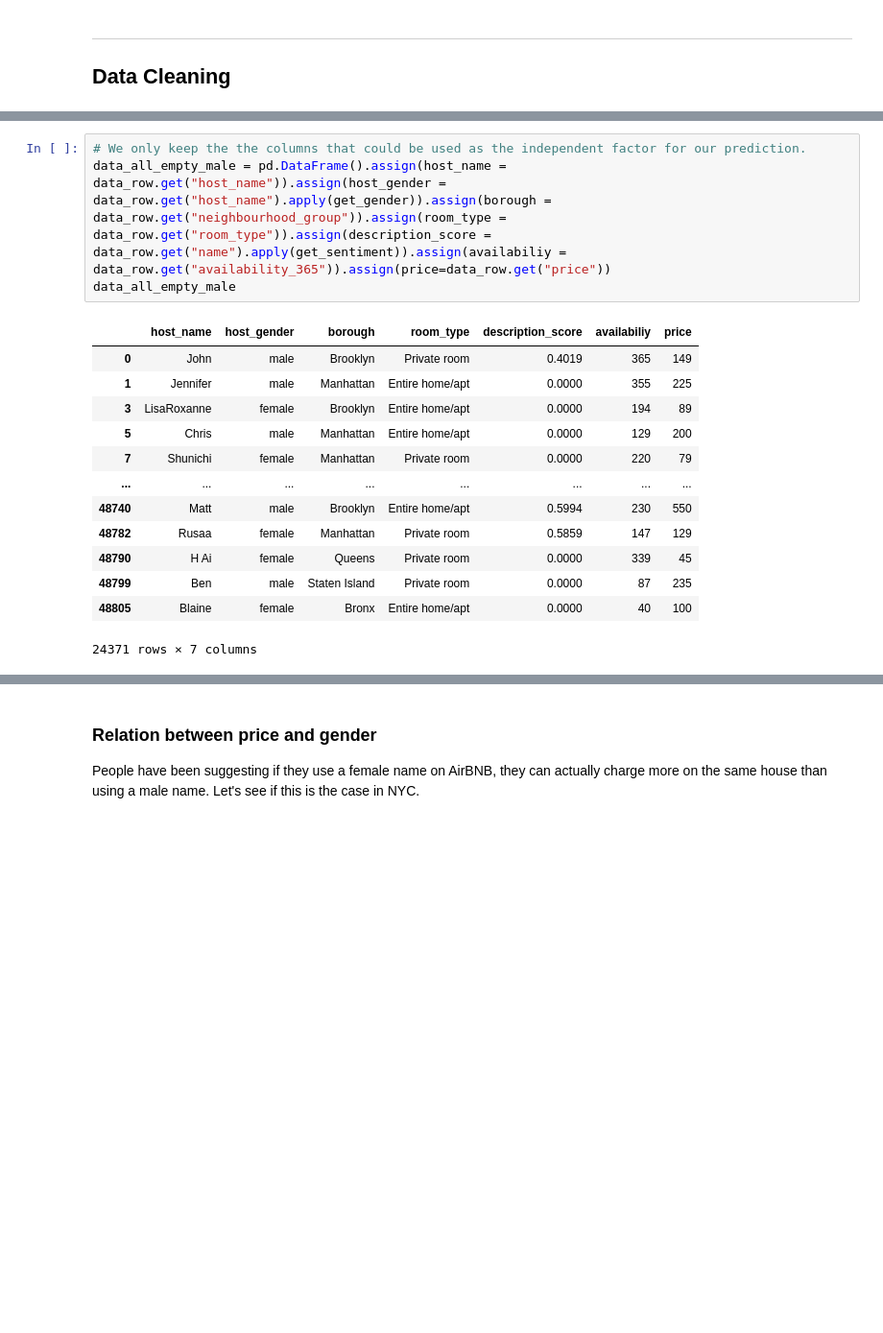
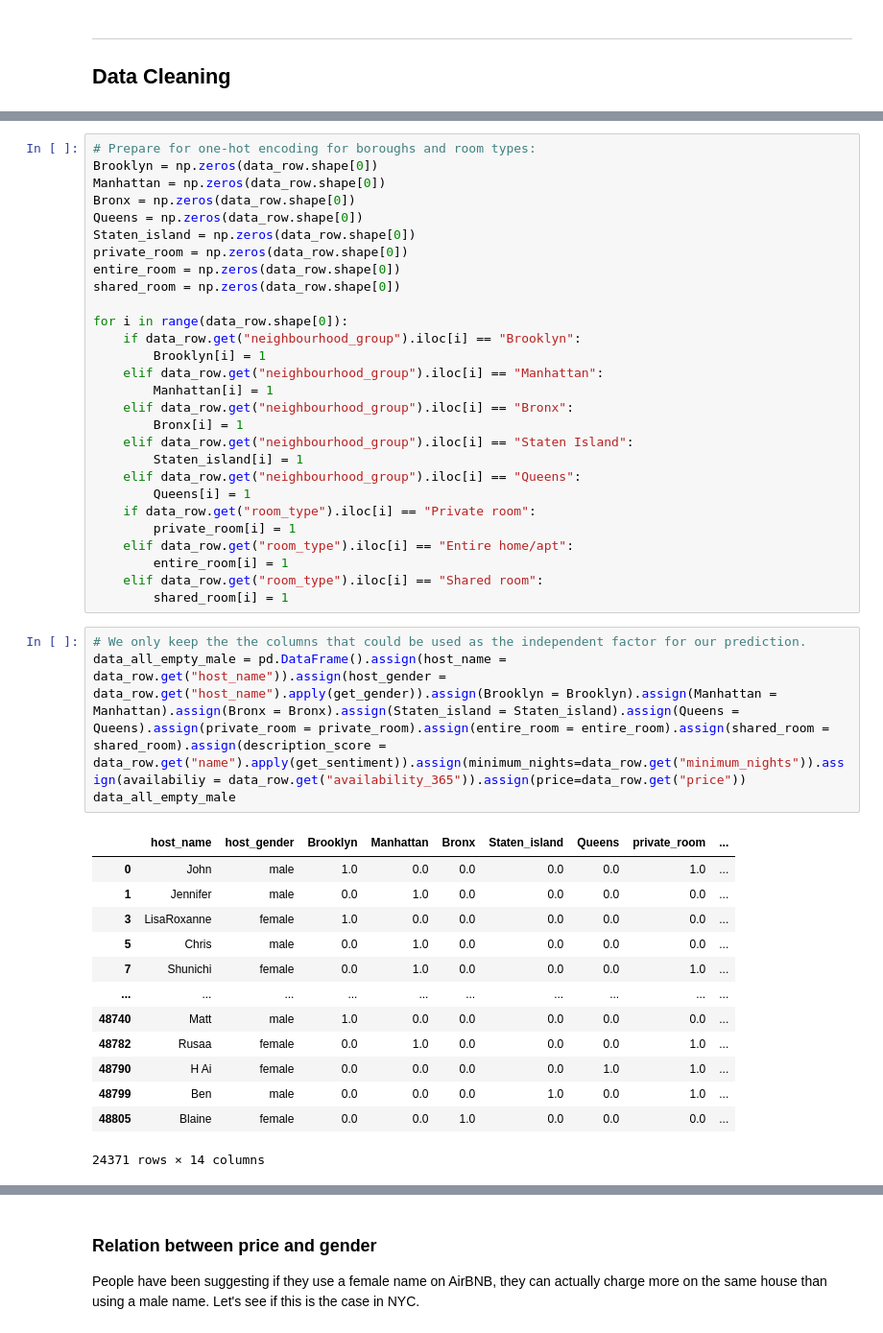
Before and after one commit to alanwmy00/NYC-AirBNB-Price, a Jupyter notebook: Project.ipynb, the cells around one changed output, grey strips where cells are left out. Shown: that part at 96% size. Saved outputs shown, nothing was run; the diff lists cells and outputs as text; blank space fills up the shorter version.

```diff
--- a/Project.ipynb
+++ b/Project.ipynb
@@ -103,23 +142,51 @@ data_row
 | 48799 | 36438336 | Seas The Moment | 211644523 | Ben | Staten Island | Great Kills | 40.54179 | -74.14275 | ... |
 | 48805 | 36442252 | 1B-1B apartment near by Metro | 273841667 | Blaine | Bronx | Mott Haven | 40.80787 | -73.92400 | ... |
 24371 rows × 16 columns
+# %%
+# Prepare for one-hot encoding for boroughs and room types:
+Brooklyn = np.zeros(data_row.shape[0])
+Manhattan = np.zeros(data_row.shape[0])
+Bronx = np.zeros(data_row.shape[0])
+Queens = np.zeros(data_row.shape[0])
+Staten_island = np.zeros(data_row.shape[0])
+private_room = np.zeros(data_row.shape[0])
+entire_room = np.zeros(data_row.shape[0])
+shared_room = np.zeros(data_row.shape[0])
+
+for i in range(data_row.shape[0]):
+    if data_row.get("neighbourhood_group").iloc[i] == "Brooklyn":
+        Brooklyn[i] = 1
+    elif data_row.get("neighbourhood_group").iloc[i] == "Manhattan":
+        Manhattan[i] = 1
+    elif data_row.get("neighbourhood_group").iloc[i] == "Bronx":
+        Bronx[i] = 1
+    elif data_row.get("neighbourhood_group").iloc[i] == "Staten Island":
+        Staten_island[i] = 1
+    elif data_row.get("neighbourhood_group").iloc[i] == "Queens":
+        Queens[i] = 1
+    if data_row.get("room_type").iloc[i] == "Private room":
+        private_room[i] = 1
+    elif data_row.get("room_type").iloc[i] == "Entire home/apt":
+        entire_room[i] = 1
+    elif data_row.get("room_type").iloc[i] == "Shared room":
+        shared_room[i] = 1
 # %%
 # We only keep the the columns that could be used as the independent factor for our prediction.
-data_all_empty_male = pd.DataFrame().assign(host_name = data_row.get("host_name")).assign(host_gender = data_row.get("host_name").apply(get_gender)).assign(borough = data_row.get("neighbourhood_group")).assign(room_type = data_row.get("room_type")).assign(description_score = data_row.get("name").apply(get_sentiment)).assign(availabiliy = data_row.get("availability_365")).assign(price=data_row.get("price"))
+data_all_empty_male = pd.DataFrame().assign(host_name = data_row.get("host_name")).assign(host_gender = data_row.get("host_name").apply(get_gender)).assign(Brooklyn = Brooklyn).assign(Manhattan = Manhattan).assign(Bronx = Bronx).assign(Staten_island = Staten_island).assign(Queens = Queens).assign(private_room = private_room).assign(entire_room = entire_room).assign(shared_room = shared_room).assign(description_score = data_row.get("name").apply(get_sentiment)).assign(minimum_nights=data_row.get("minimum_nights")).assign(availabiliy = data_row.get("availability_365")).assign(price=data_row.get("price"))
 data_all_empty_male
 # %% [output]
-|  | host_name | host_gender | borough | room_type | description_score | availabiliy | price |
-| 0 | John | male | Brooklyn | Private room | 0.4019 | 365 | 149 |
-| 1 | Jennifer | male | Manhattan | Entire home/apt | 0.0000 | 355 | 225 |
-| 3 | LisaRoxanne | female | Brooklyn | Entire home/apt | 0.0000 | 194 | 89 |
-| 5 | Chris | male | Manhattan | Entire home/apt | 0.0000 | 129 | 200 |
-| 7 | Shunichi | female | Manhattan | Private room | 0.0000 | 220 | 79 |
-| ... | ... | ... | ... | ... | ... | ... | ... |
-| 48740 | Matt | male | Brooklyn | Entire home/apt | 0.5994 | 230 | 550 |
-| 48782 | Rusaa | female | Manhattan | Private room | 0.5859 | 147 | 129 |
-| 48790 | H Ai | female | Queens | Private room | 0.0000 | 339 | 45 |
-| 48799 | Ben | male | Staten Island | Private room | 0.0000 | 87 | 235 |
-| 48805 | Blaine | female | Bronx | Entire home/apt | 0.0000 | 40 | 100 |
+|  | host_name | host_gender | Brooklyn | Manhattan | Bronx | Staten_island | Queens | private_room | ... |
+| 0 | John | male | 1.0 | 0.0 | 0.0 | 0.0 | 0.0 | 1.0 | ... |
+| 1 | Jennifer | male | 0.0 | 1.0 | 0.0 | 0.0 | 0.0 | 0.0 | ... |
+| 3 | LisaRoxanne | female | 1.0 | 0.0 | 0.0 | 0.0 | 0.0 | 0.0 | ... |
+| 5 | Chris | male | 0.0 | 1.0 | 0.0 | 0.0 | 0.0 | 0.0 | ... |
+| 7 | Shunichi | female | 0.0 | 1.0 | 0.0 | 0.0 | 0.0 | 1.0 | ... |
+| ... | ... | ... | ... | ... | ... | ... | ... | ... | ... |
+| 48740 | Matt | male | 1.0 | 0.0 | 0.0 | 0.0 | 0.0 | 0.0 | ... |
+| 48782 | Rusaa | female | 0.0 | 1.0 | 0.0 | 0.0 | 0.0 | 1.0 | ... |
+| 48790 | H Ai | female | 0.0 | 0.0 | 0.0 | 0.0 | 1.0 | 1.0 | ... |
+| 48799 | Ben | male | 0.0 | 0.0 | 0.0 | 1.0 | 0.0 | 1.0 | ... |
+| 48805 | Blaine | female | 0.0 | 0.0 | 1.0 | 0.0 | 0.0 | 0.0 | ... |
-24371 rows × 7 columns
+24371 rows × 14 columns
 # %%
 # Since we assigned those with no names to male in the last step, we drop all of them.
```
Also changed, not shown: parts of 30 cells of this notebook, 1 other file.
